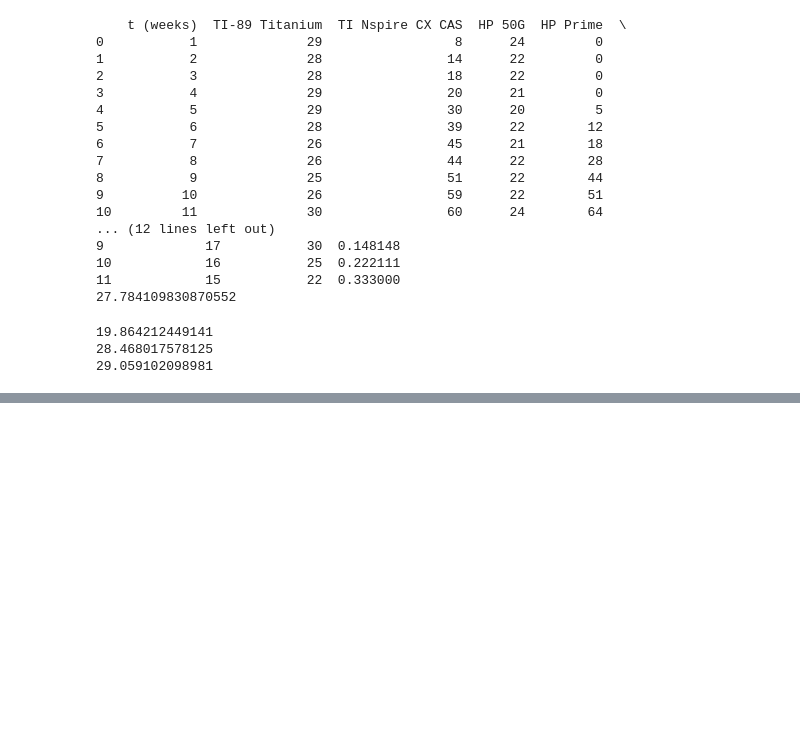
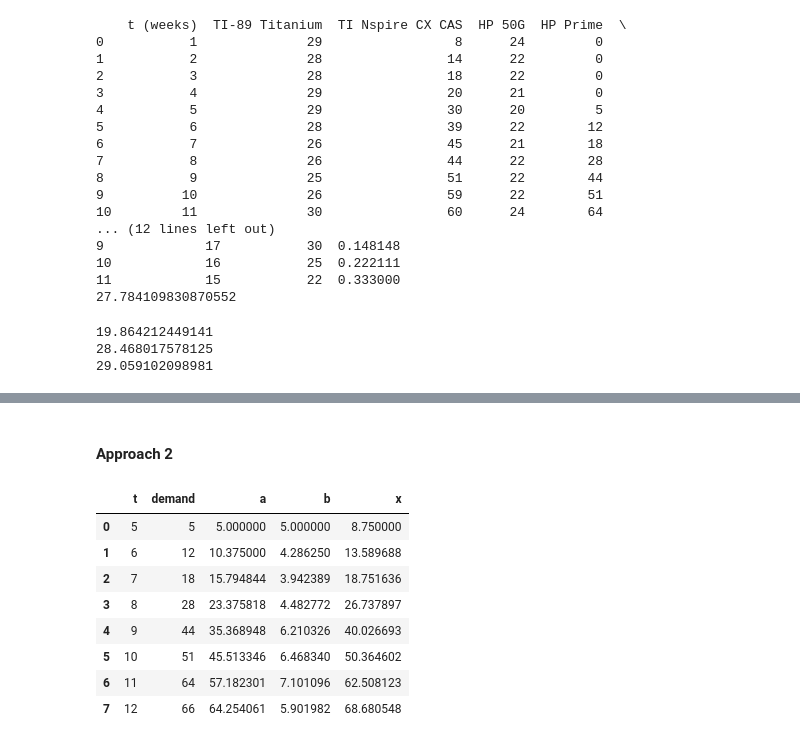
Before and after one commit to datafireball/sc1x, a Jupyter notebook: week2/notes.ipynb, the cells around one changed output, grey strips where cells are left out. Saved outputs shown, nothing was run; the diff lists cells and outputs as text; code cells hidden in the pictures; blank space fills up the shorter version.

```diff
--- a/week2/notes.ipynb
+++ b/week2/notes.ipynb
@@ -508,0 +637,37 @@ print(res)
+# %% [markdown]
+#### Approach 2
+# %%
+# x_c_n is the current estimation at time t for time step t+1, c:current, n:next
+def f(r):
+    idx = r.name
+
+    if idx-1 <0:
+        return 0
+
+    a_p, b_p, x_p = data.iloc[idx-1].loc[['a', 'b', 'x']]
+
+    x_c = data.iloc[idx].loc['demand']
+
+    a_c = alpha * x_c + (1-alpha)*(a_p + phi * b_p)
+    b_c = beta * (a_c - a_p) + (1-beta) * phi * b_p
+    x_hat_c = a_c + b_c * phi
+
+    data.set_value(index=idx, col='a', value=a_c)
+    data.set_value(index=idx, col='b', value=b_c)
+    data.set_value(index=idx, col='x', value=x_hat_c)
+
+data.apply(f, axis=1)
+
+data.set_value(index=0, col='x', value=data.iloc[0]['a'] + phi*data.iloc[0]['b'])
+
+data
+# %% [output]
+|  | t | demand | a | b | x |
+| 0 | 5 | 5 | 5.000000 | 5.000000 | 8.750000 |
+| 1 | 6 | 12 | 10.375000 | 4.286250 | 13.589688 |
+| 2 | 7 | 18 | 15.794844 | 3.942389 | 18.751636 |
+| 3 | 8 | 28 | 23.375818 | 4.482772 | 26.737897 |
+| 4 | 9 | 44 | 35.368948 | 6.210326 | 40.026693 |
+| 5 | 10 | 51 | 45.513346 | 6.468340 | 50.364602 |
+| 6 | 11 | 64 | 57.182301 | 7.101096 | 62.508123 |
+| 7 | 12 | 66 | 64.254061 | 5.901982 | 68.680548 |
```
Also changed, not shown: parts of 10 cells of this notebook, 4 other files.
